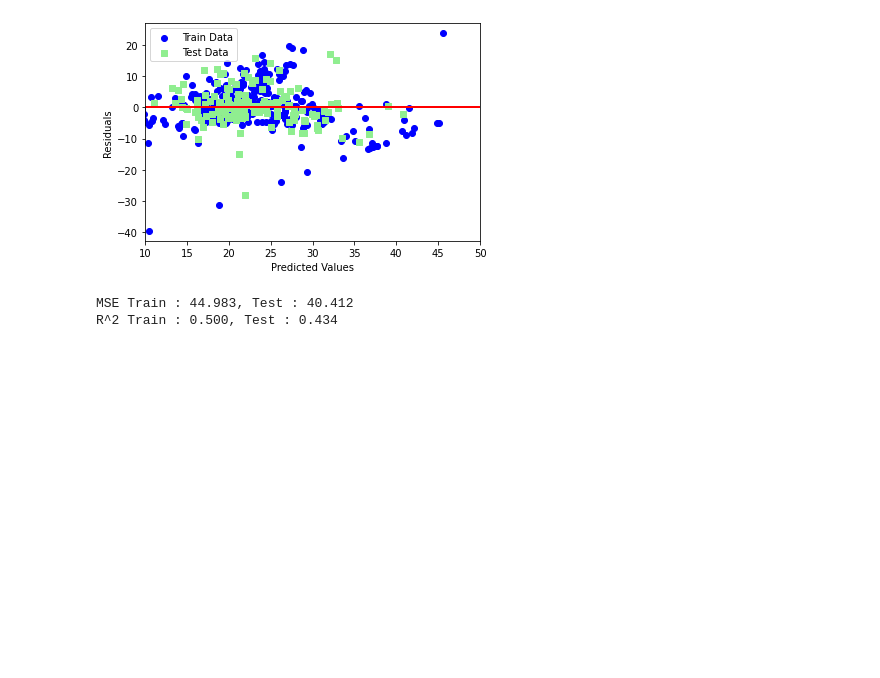
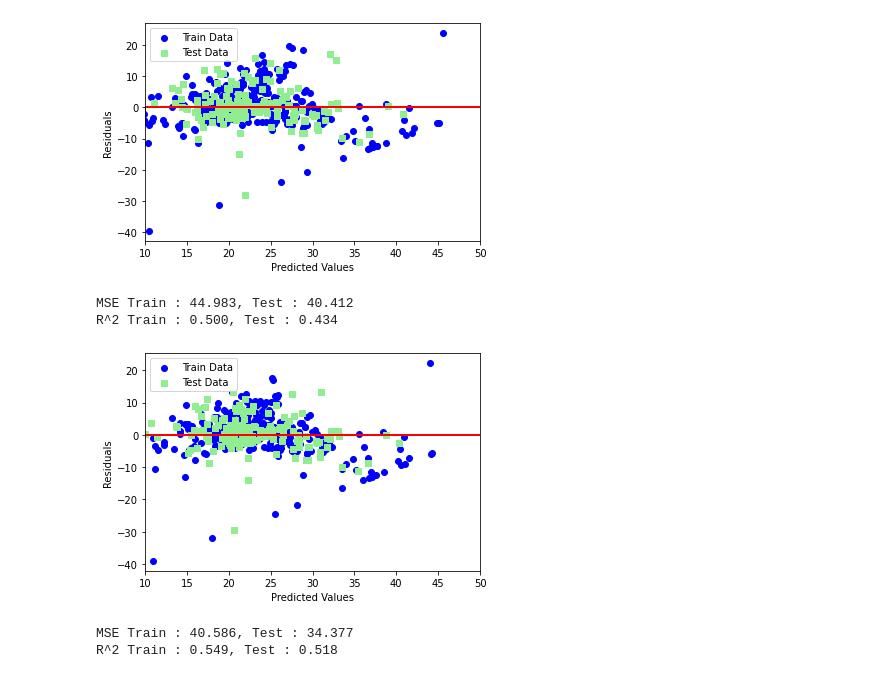
Before and after one commit to thruc/rabbit, a Jupyter notebook: Part1/機械学習/01_線型回帰モデル/skl_regression.ipynb, the cells around one changed output. Cells and saved outputs as stored; diff of their text form; code cells hidden in the pictures; blank space fills up the shorter version.

```diff
--- a/Part1/機械学習/01_線型回帰モデル/skl_regression.ipynb
+++ b/Part1/機械学習/01_線型回帰モデル/skl_regression.ipynb
@@ -249,3 +251,40 @@ print('R^2 Train : %.3f, Test : %.3f' % (model.score(X_train, y_train), model.sc
 # %% [output]
 MSE Train : 44.983, Test : 40.412
 R^2 Train : 0.500, Test : 0.434
+# %%
+# 70%を学習用、30%を検証用データにするよう分割
+X_train, X_test, y_train, y_test = train_test_split(data2, target2,
+test_size = 0.3, random_state = 666)
+# 学習用データでパラメータ推定
+model.fit(X_train, y_train)
+# 作成したモデルから予測（学習用、検証用モデル使用）
+y_train_pred = model.predict(X_train)
+y_test_pred = model.predict(X_test)
+# %%
+# matplotlibをインポート
+import matplotlib.pyplot as plt
+# Jupyterを利用していたら、以下のおまじないを書くとnotebook上に図が表示
+%matplotlib inline
+# 学習用、検証用それぞれで残差をプロット
+plt.scatter(y_train_pred, y_train_pred - y_train, c = 'blue', marker = 'o', label = 'Train Data')
+plt.scatter(y_test_pred, y_test_pred - y_test, c = 'lightgreen', marker = 's', label = 'Test Data')
+plt.xlabel('Predicted Values')
+plt.ylabel('Residuals')
+# 凡例を左上に表示
+plt.legend(loc = 'upper left')
+# y = 0に直線を引く
+plt.hlines(y = 0, xmin = -10, xmax = 50, lw = 2, color = 'red')
+plt.xlim([10, 50])
+plt.show()
+# %% [output]
+[figure, added]
+# %%
+# 平均二乗誤差を評価するためのメソッドを呼び出し
+from sklearn.metrics import mean_squared_error
+# 学習用、検証用データに関して平均二乗誤差を出力
+print('MSE Train : %.3f, Test : %.3f' % (mean_squared_error(y_train, y_train_pred), mean_squared_error(y_test, y_test_pred)))
+# 学習用、検証用データに関してR^2を出力
+print('R^2 Train : %.3f, Test : %.3f' % (model.score(X_train, y_train), model.score(X_test, y_test)))
+# %% [output]
+MSE Train : 40.586, Test : 34.377
+R^2 Train : 0.549, Test : 0.518
```
Also changed, not shown: parts of 2 cells of this notebook.
